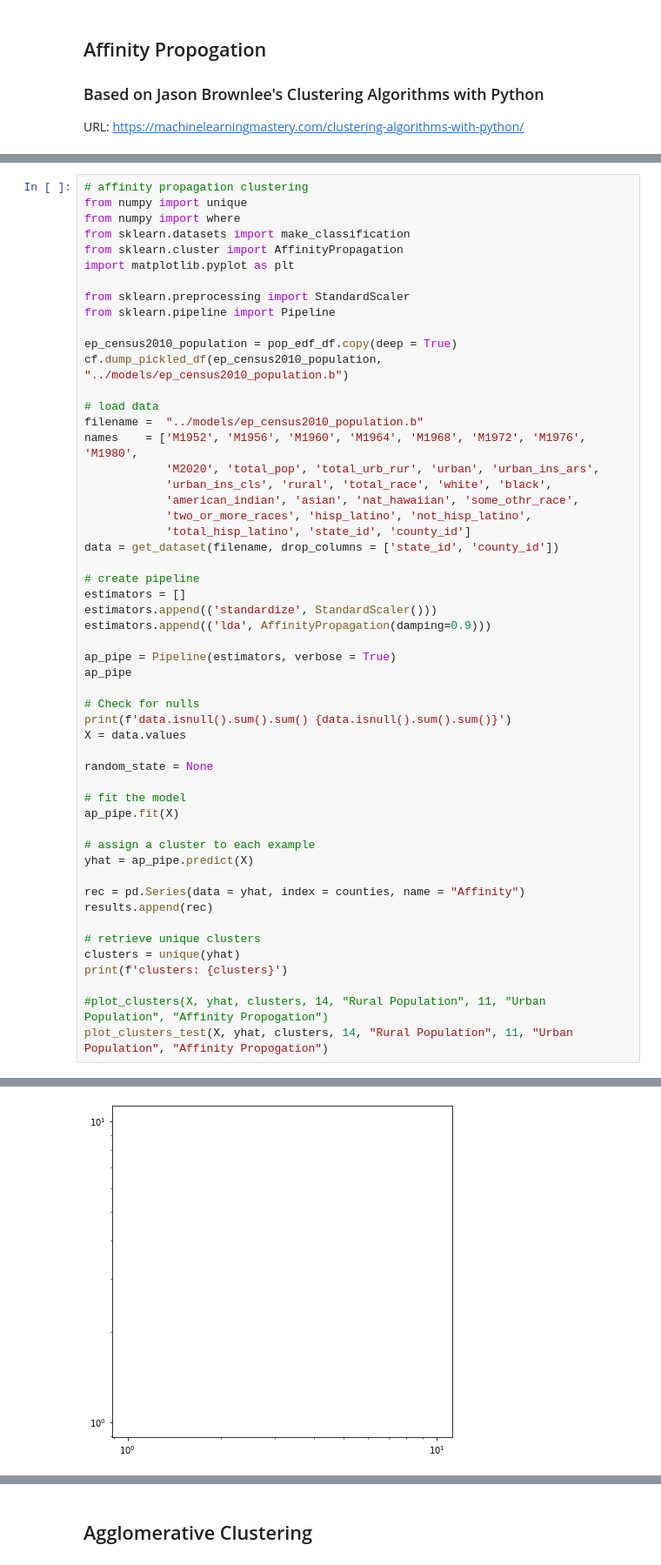
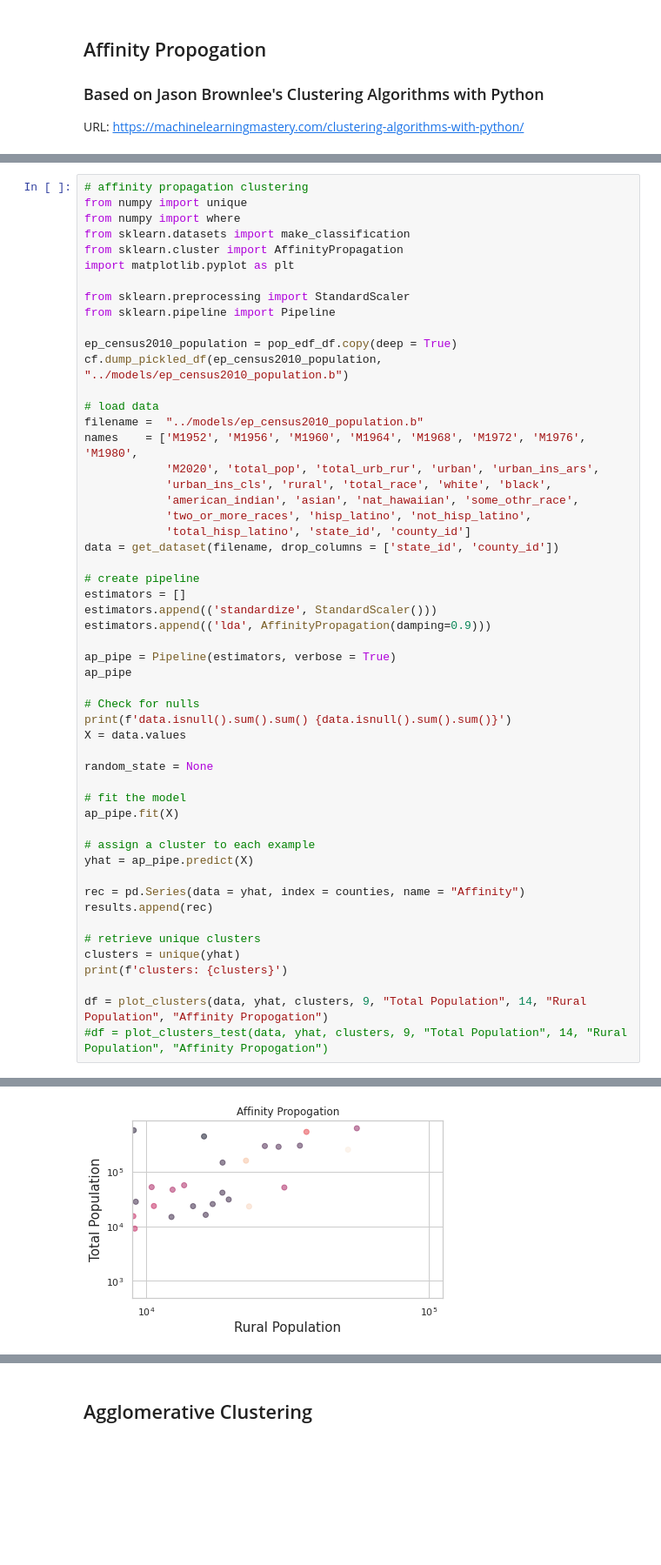
Before and after one commit to reed54/MSDS696, a Jupyter notebook: notebooks/4.0.0.Model_County_Votes_Behavior_and_Demographic.ipynb, the cells around one changed output, grey strips where cells are left out. Shown at 87% size. Cells and saved outputs as stored; diff of their text form; blank space fills up the shorter version.

```diff
--- a/notebooks/4.0.0.Model_County_Votes_Behavior_and_Demographic.ipynb
+++ b/notebooks/4.0.0.Model_County_Votes_Behavior_and_Demographic.ipynb
@@ -507,8 +528,8 @@ results.append(rec)
 clusters = unique(yhat)
 print(f'clusters: {clusters}')
 
-#plot_clusters(X, yhat, clusters, 14, "Rural Population", 11, "Urban Population", "Affinity Propogation")
-plot_clusters_test(X, yhat, clusters, 14, "Rural Population", 11, "Urban Population", "Affinity Propogation")
+df = plot_clusters(data, yhat, clusters, 9, "Total Population", 14, "Rural Population", "Affinity Propogation")
+#df = plot_clusters_test(data, yhat, clusters, 9, "Total Population", 14, "Rural Population", "Affinity Propogation")
 # %% [output]
 data.isnull().sum().sum() 0
 [Pipeline] ....... (step 1 of 2) Processing standardize, total=   0.0s
@@ -518 +538 @@ TypeError: unhashable type: 'numpy.ndarray'
-[figure, old version]
+[figure, new version]
```
Also changed, not shown: parts of 13 cells of this notebook, 15 other files.
